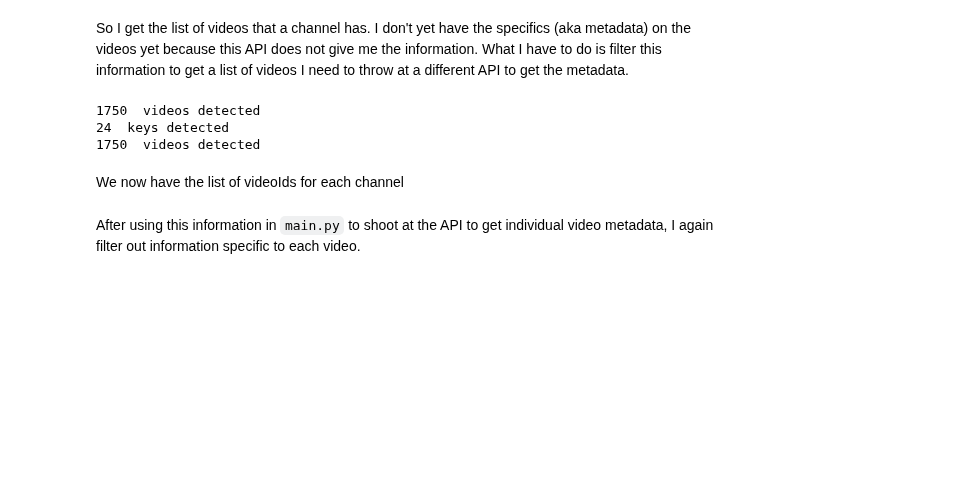
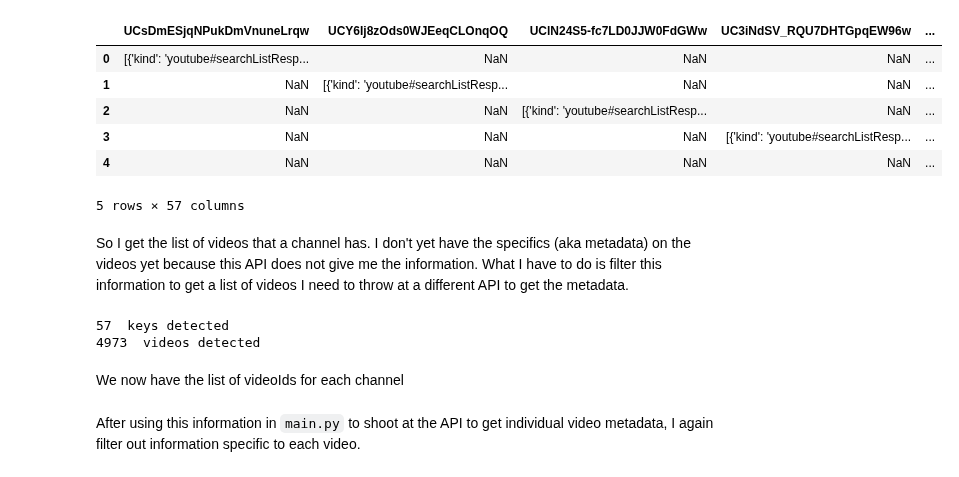
Before and after one commit to ojiwon-kenobi/youtuberChannels, a Jupyter notebook: dataProcessing.ipynb, the cells around one changed output. Drawn from its saved outputs; the diff is of its cells as text; code cells hidden in the pictures; blank space fills up the shorter version.

```diff
--- a/dataProcessing.ipynb
+++ b/dataProcessing.ipynb
@@ -2,5 +2,15 @@
 import json
 import pandas as pd
 from datetime import datetime
+# %%
+df.head()
+# %% [output]
+|  | UCsDmESjqNPukDmVnuneLrqw | UCY6Ij8zOds0WJEeqCLOnqOQ | UClN24S5-fc7LD0JJW0FdGWw | UC3iNdSV_RQU7DHTGpqEW96w | ... |
+| 0 | [{'kind': 'youtube#searchListResp... | NaN | NaN | NaN | ... |
+| 1 | NaN | [{'kind': 'youtube#searchListResp... | NaN | NaN | ... |
+| 2 | NaN | NaN | [{'kind': 'youtube#searchListResp... | NaN | ... |
+| 3 | NaN | NaN | NaN | [{'kind': 'youtube#searchListResp... | ... |
+| 4 | NaN | NaN | NaN | NaN | ... |
+5 rows × 57 columns
 # %%
 LIST_OF_CHANNEL_IDS = [
@@ -75,19 +77,18 @@ def try_parsing_date(text):
 # %%
-df = pd.read_json (r'searchListResponse_2.json')
+df = pd.read_json (r'searchListResponse.json')
 channelIdToListOfVids = {} #channelId: []vids
-backend_purposes = {}
 
 #initialize the dicts
 for channelId in LIST_OF_CHANNEL_IDS:
     channelIdToListOfVids[channelId] = []
-    backend_purposes[channelId] = []
 
-#youtuber
-#0~9ish: items
-#items: 0~46ish
-test = df.loc[0, LIST_OF_CHANNEL_IDS[0]]
+# #youtuber
+# #0~9ish: items
+# #items: 0~46ish
+count= 0
+
 for index, midList in df.iterrows():
-    listOfLists = df.loc[index, LIST_OF_CHANNEL_IDS[index]]
+    listOfLists = df.iat[index, index]
     for indList in listOfLists:
         for item in indList['items']:
             channelId = item['snippet']['channelId']
@@ -101,13 +102,8 @@ for index, midList in df.iterrows():
                 vidInfo = {'vidId' : vidId,
                 'publishTime': publishTime,
                 'vidTitle': vidTitle}
-                backend_purposes[channelId].append(vidId)
                 channelIdToListOfVids[channelId].append(vidInfo)
-
-count= 0
-for i in backend_purposes.keys():
-    count += len(backend_purposes[i])
-print(count, " videos detected")
+                count+=1
 
 print(len(channelIdToListOfVids.keys()), " keys detected")
 vidCont=0
@@ -116,8 +112,7 @@ for i in channelIdToListOfVids.keys():
 print(count, " videos detected")
 # channelIdToListOfVids
 # %% [output]
-1750  videos detected
-24  keys detected
-1750  videos detected
+57  keys detected
+4973  videos detected
 # %% [markdown]
 We now have the list of videoIds for each channel
```
Also changed, not shown: parts of 14 cells of this notebook, 3 other files.
